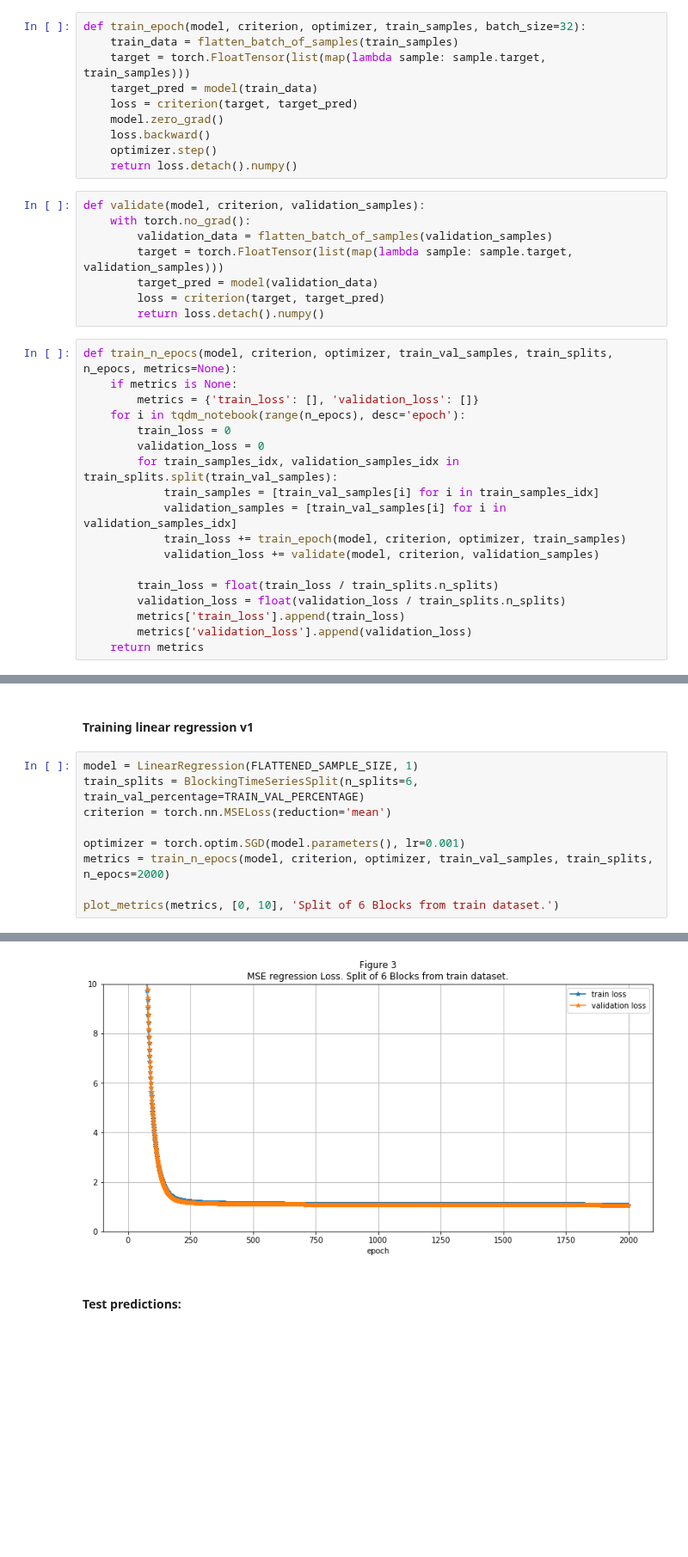
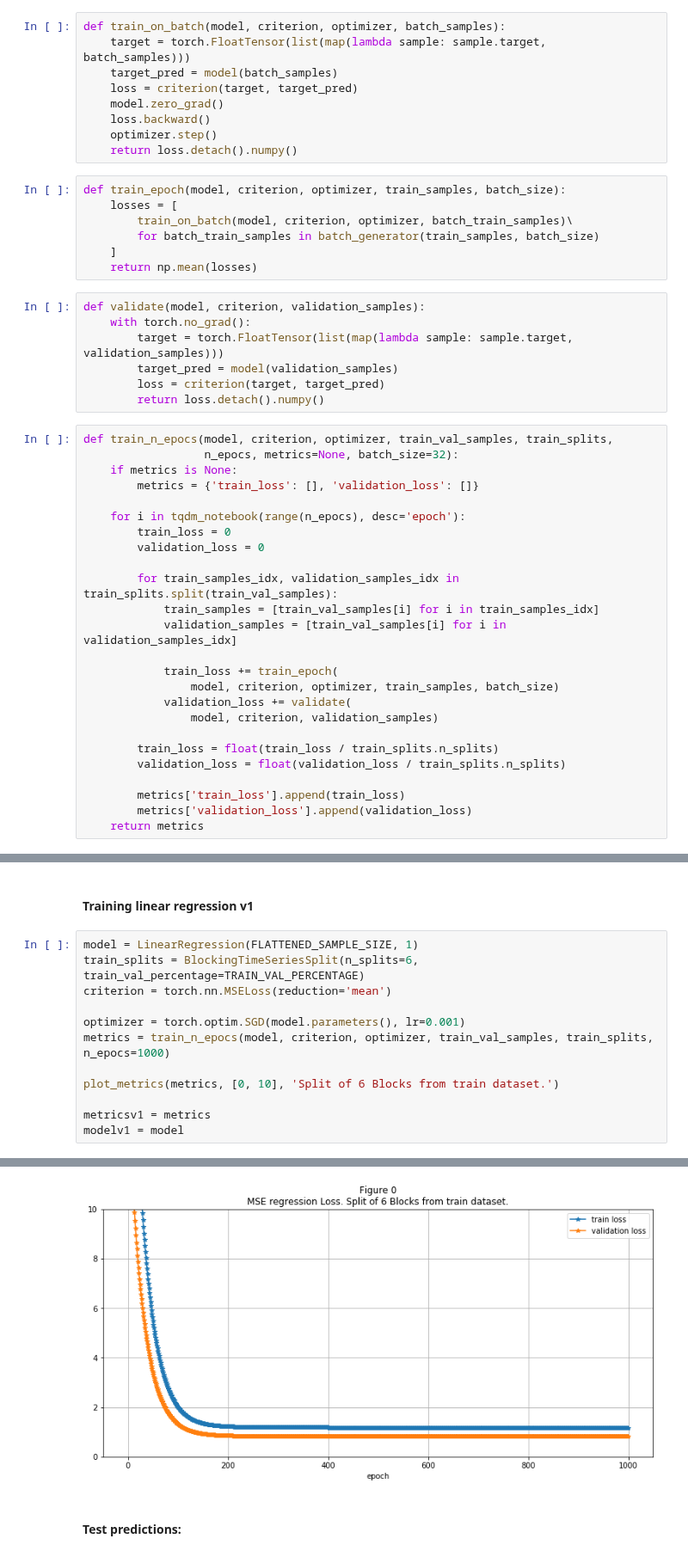
Before and after one commit to leoniloris/Stock-Price-Prediction, a Jupyter notebook: stock_price_prediction.ipynb, the cells around one changed output, grey strips where cells are left out. Shown at 86% size. Cells and saved outputs as stored; diff of their text form; blank space fills up the shorter version.

```diff
--- a/stock_price_prediction.ipynb
+++ b/stock_price_prediction.ipynb
@@ -410,38 +423,50 @@ def batch(iterable, batch_size=32):
     for start_idx in range(0, l, batch_size):
         yield iterable[start_idx:min(start_idx + batch_size, l)]
 # %%
-def train_epoch(model, criterion, optimizer, train_samples, batch_size=32):
-    train_data = flatten_batch_of_samples(train_samples)
-    target = torch.FloatTensor(list(map(lambda sample: sample.target, train_samples)))
-    target_pred = model(train_data)
+def train_on_batch(model, criterion, optimizer, batch_samples):
+    target = torch.FloatTensor(list(map(lambda sample: sample.target, batch_samples)))
+    target_pred = model(batch_samples)
     loss = criterion(target, target_pred)
     model.zero_grad()
     loss.backward()
     optimizer.step()
     return loss.detach().numpy()
+# %%
+def train_epoch(model, criterion, optimizer, train_samples, batch_size):
+    losses = [
+        train_on_batch(model, criterion, optimizer, batch_train_samples)\
+        for batch_train_samples in batch_generator(train_samples, batch_size)
+    ]
+    return np.mean(losses)
 # %%
 def validate(model, criterion, validation_samples):
     with torch.no_grad():
-        validation_data = flatten_batch_of_samples(validation_samples)
         target = torch.FloatTensor(list(map(lambda sample: sample.target, validation_samples)))
-        target_pred = model(validation_data)
+        target_pred = model(validation_samples)
         loss = criterion(target, target_pred)
         return loss.detach().numpy()
 # %%
-def train_n_epocs(model, criterion, optimizer, train_val_samples, train_splits, n_epocs, metrics=None):
+def train_n_epocs(model, criterion, optimizer, train_val_samples, train_splits,
+                  n_epocs, metrics=None, batch_size=32):
     if metrics is None:
         metrics = {'train_loss': [], 'validation_loss': []}
+
     for i in tqdm_notebook(range(n_epocs), desc='epoch'):
         train_loss = 0
         validation_loss = 0
+
         for train_samples_idx, validation_samples_idx in train_splits.split(train_val_samples):
             train_samples = [train_val_samples[i] for i in train_samples_idx]
             validation_samples = [train_val_samples[i] for i in validation_samples_idx]
-            train_loss += train_epoch(model, criterion, optimizer, train_samples)
-            validation_loss += validate(model, criterion, validation_samples)
+
+            train_loss += train_epoch(
+                model, criterion, optimizer, train_samples, batch_size)
+            validation_loss += validate(
+                model, criterion, validation_samples)
 
         train_loss = float(train_loss / train_splits.n_splits)
         validation_loss = float(validation_loss / train_splits.n_splits)
+
         metrics['train_loss'].append(train_loss)
         metrics['validation_loss'].append(validation_loss)
     return metrics
@@ -455,7 +480,10 @@ train_splits = BlockingTimeSeriesSplit(n_splits=6, train_val_percentage=TRAIN_VA
 criterion = torch.nn.MSELoss(reduction='mean')
 
 optimizer = torch.optim.SGD(model.parameters(), lr=0.001)
-metrics = train_n_epocs(model, criterion, optimizer, train_val_samples, train_splits, n_epocs=2000)
+metrics = train_n_epocs(model, criterion, optimizer, train_val_samples, train_splits, n_epocs=1000)
 
 plot_metrics(metrics, [0, 10], 'Split of 6 Blocks from train dataset.')
+
+metricsv1 = metrics
+modelv1 = model
 # %% [output]
@@ -463,3 +491,3 @@ HBox(children=(IntProgress(value=0, description='epoch', max=2000, style=Progres
-[figure, old version]
+[figure, new version]
 # %% [markdown]
 #### Test predictions:
```
Also changed, not shown: parts of 32 cells of this notebook, 1 other file.
